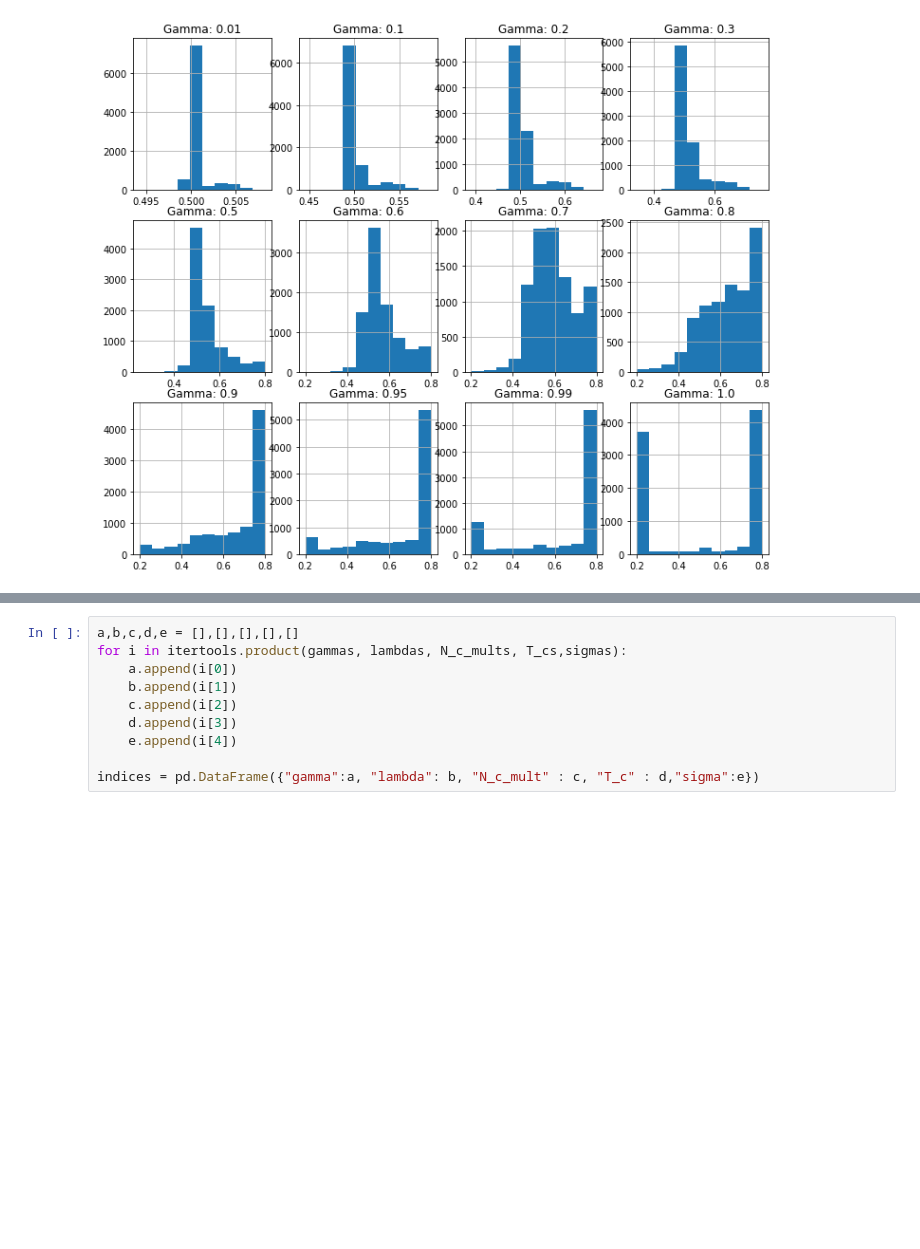
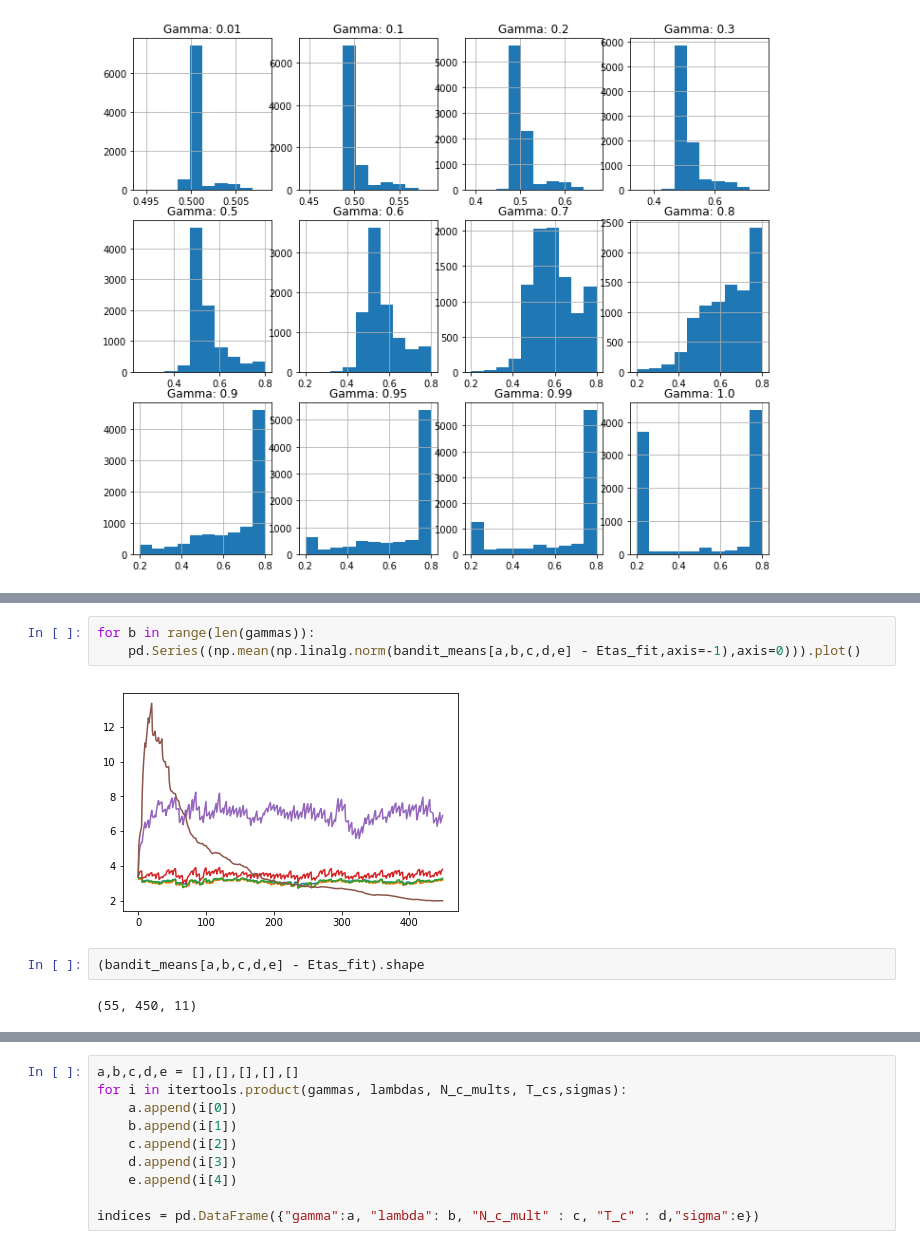
Before and after one commit to isaacxia10/heartsteps, a Jupyter notebook: BanditAlg/New Bandit Algorithm/banditThompsonCent-2.ipynb, the cells around one changed output, grey strips where cells are left out. Saved outputs shown, nothing was run; the diff lists cells and outputs as text; blank space fills up the shorter version.

```diff
--- a/BanditAlg/New Bandit Algorithm/banditThompsonCent-2.ipynb
+++ b/BanditAlg/New Bandit Algorithm/banditThompsonCent-2.ipynb
@@ -909,0 +1203,9 @@ T_cs = [5, 10, 20, 35, 50, 70]
+# %%
+for b in range(len(gammas)):
+    pd.Series((np.mean(np.linalg.norm(bandit_means[a,b,c,d,e] - Etas_fit,axis=-1),axis=0))).plot()
+# %% [output]
+[figure, added]
+# %%
+(bandit_means[a,b,c,d,e] - Etas_fit).shape
+# %% [output]
+(55, 450, 11)
```
Also changed, not shown: parts of 54 cells of this notebook, 1 other file.
